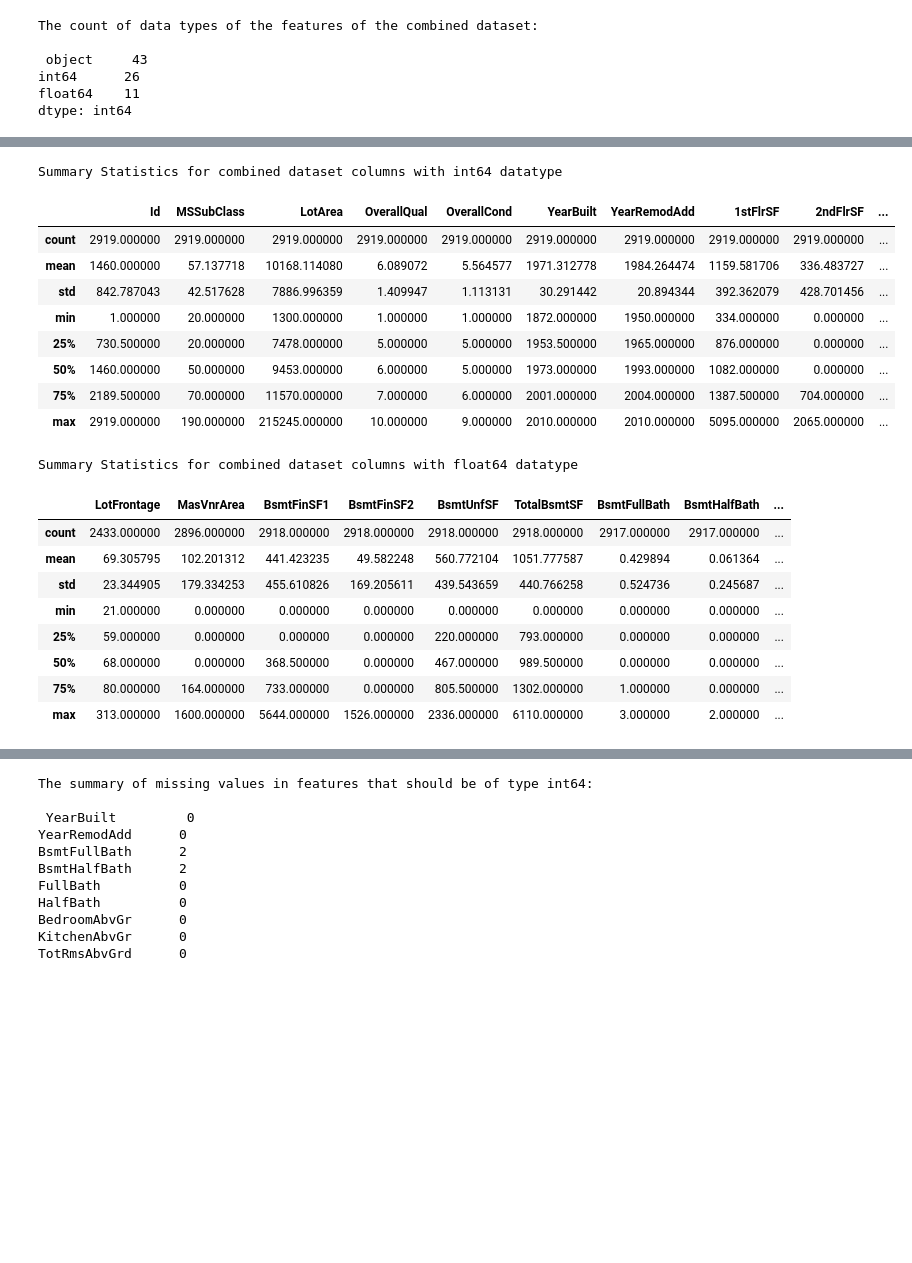
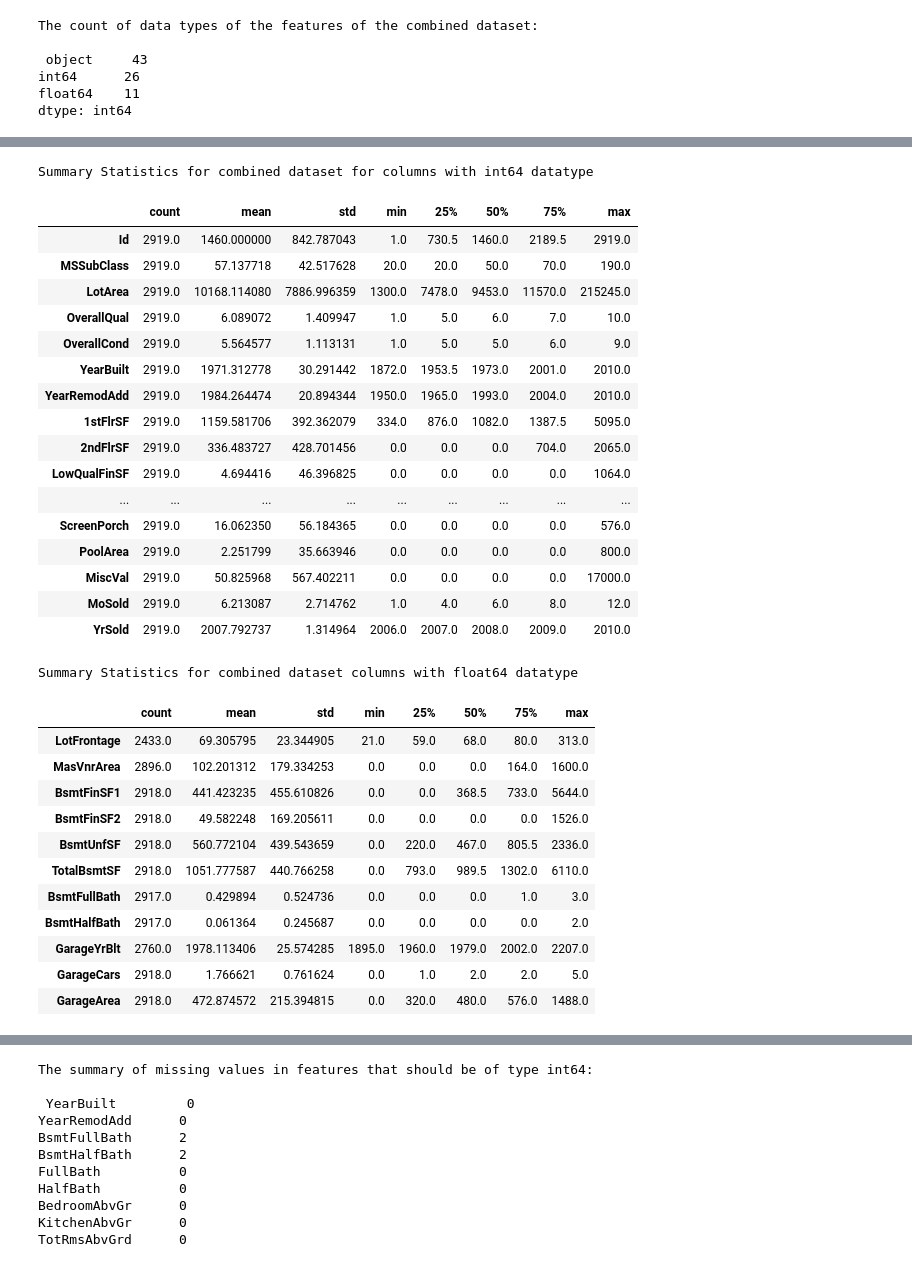
Before and after one commit to sanjeevgadre/Kaggle-Ames, a Jupyter notebook: Python/scripts/Part-I.ipynb, the cells around one changed output, grey strips where cells are left out. Saved outputs shown, nothing was run; the diff lists cells and outputs as text; code cells hidden in the pictures; blank space fills up the shorter version.

```diff
--- a/Python/scripts/Part-I.ipynb
+++ b/Python/scripts/Part-I.ipynb
@@ -49,8 +48,7 @@ int64      26
 float64    11
 dtype: int64
 # %%
-pd.set_option('display.max_columns', 100)
-print('Summary Statistics for combined dataset columns with object datatype')
-dat.describe(include = 'object')
+print('Summary Statistics for combined dataset for columns with object datatype')
+dat.describe(include = 'object').T
 # %% [output]
 Summary Statistics for combined dataset columns with object datatype
@@ -62,29 +72,40 @@ Summary Statistics for combined dataset columns with object datatype
 # %%
-print('Summary Statistics for combined dataset columns with int64 datatype')
-dat.describe(include = 'int64')
+print('Summary Statistics for combined dataset for columns with int64 datatype')
+dat.describe(include = 'int64').T
 # %% [output]
-Summary Statistics for combined dataset columns with int64 datatype
+Summary Statistics for combined dataset for columns with int64 datatype
-|  | Id | MSSubClass | LotArea | OverallQual | OverallCond | YearBuilt | YearRemodAdd | 1stFlrSF | 2ndFlrSF | ... |
-| count | 2919.000000 | 2919.000000 | 2919.000000 | 2919.000000 | 2919.000000 | 2919.000000 | 2919.000000 | 2919.000000 | 2919.000000 | ... |
-| mean | 1460.000000 | 57.137718 | 10168.114080 | 6.089072 | 5.564577 | 1971.312778 | 1984.264474 | 1159.581706 | 336.483727 | ... |
-| std | 842.787043 | 42.517628 | 7886.996359 | 1.409947 | 1.113131 | 30.291442 | 20.894344 | 392.362079 | 428.701456 | ... |
-| min | 1.000000 | 20.000000 | 1300.000000 | 1.000000 | 1.000000 | 1872.000000 | 1950.000000 | 334.000000 | 0.000000 | ... |
-| 25% | 730.500000 | 20.000000 | 7478.000000 | 5.000000 | 5.000000 | 1953.500000 | 1965.000000 | 876.000000 | 0.000000 | ... |
-| 50% | 1460.000000 | 50.000000 | 9453.000000 | 6.000000 | 5.000000 | 1973.000000 | 1993.000000 | 1082.000000 | 0.000000 | ... |
-| 75% | 2189.500000 | 70.000000 | 11570.000000 | 7.000000 | 6.000000 | 2001.000000 | 2004.000000 | 1387.500000 | 704.000000 | ... |
-| max | 2919.000000 | 190.000000 | 215245.000000 | 10.000000 | 9.000000 | 2010.000000 | 2010.000000 | 5095.000000 | 2065.000000 | ... |
+|  | count | mean | std | min | 25% | 50% | 75% | max |
+| Id | 2919.0 | 1460.000000 | 842.787043 | 1.0 | 730.5 | 1460.0 | 2189.5 | 2919.0 |
+| MSSubClass | 2919.0 | 57.137718 | 42.517628 | 20.0 | 20.0 | 50.0 | 70.0 | 190.0 |
+| LotArea | 2919.0 | 10168.114080 | 7886.996359 | 1300.0 | 7478.0 | 9453.0 | 11570.0 | 215245.0 |
+| OverallQual | 2919.0 | 6.089072 | 1.409947 | 1.0 | 5.0 | 6.0 | 7.0 | 10.0 |
+| OverallCond | 2919.0 | 5.564577 | 1.113131 | 1.0 | 5.0 | 5.0 | 6.0 | 9.0 |
+| YearBuilt | 2919.0 | 1971.312778 | 30.291442 | 1872.0 | 1953.5 | 1973.0 | 2001.0 | 2010.0 |
+| YearRemodAdd | 2919.0 | 1984.264474 | 20.894344 | 1950.0 | 1965.0 | 1993.0 | 2004.0 | 2010.0 |
+| 1stFlrSF | 2919.0 | 1159.581706 | 392.362079 | 334.0 | 876.0 | 1082.0 | 1387.5 | 5095.0 |
+| 2ndFlrSF | 2919.0 | 336.483727 | 428.701456 | 0.0 | 0.0 | 0.0 | 704.0 | 2065.0 |
+| LowQualFinSF | 2919.0 | 4.694416 | 46.396825 | 0.0 | 0.0 | 0.0 | 0.0 | 1064.0 |
+| ... | ... | ... | ... | ... | ... | ... | ... | ... |
+| ScreenPorch | 2919.0 | 16.062350 | 56.184365 | 0.0 | 0.0 | 0.0 | 0.0 | 576.0 |
+| PoolArea | 2919.0 | 2.251799 | 35.663946 | 0.0 | 0.0 | 0.0 | 0.0 | 800.0 |
+| MiscVal | 2919.0 | 50.825968 | 567.402211 | 0.0 | 0.0 | 0.0 | 0.0 | 17000.0 |
+| MoSold | 2919.0 | 6.213087 | 2.714762 | 1.0 | 4.0 | 6.0 | 8.0 | 12.0 |
+| YrSold | 2919.0 | 2007.792737 | 1.314964 | 2006.0 | 2007.0 | 2008.0 | 2009.0 | 2010.0 |
 # %%
 print('Summary Statistics for combined dataset columns with float64 datatype')
-dat.describe(include = 'float64')
+dat.describe(include = 'float64').T
 # %% [output]
 Summary Statistics for combined dataset columns with float64 datatype
-|  | LotFrontage | MasVnrArea | BsmtFinSF1 | BsmtFinSF2 | BsmtUnfSF | TotalBsmtSF | BsmtFullBath | BsmtHalfBath | ... |
-| count | 2433.000000 | 2896.000000 | 2918.000000 | 2918.000000 | 2918.000000 | 2918.000000 | 2917.000000 | 2917.000000 | ... |
-| mean | 69.305795 | 102.201312 | 441.423235 | 49.582248 | 560.772104 | 1051.777587 | 0.429894 | 0.061364 | ... |
-| std | 23.344905 | 179.334253 | 455.610826 | 169.205611 | 439.543659 | 440.766258 | 0.524736 | 0.245687 | ... |
-| min | 21.000000 | 0.000000 | 0.000000 | 0.000000 | 0.000000 | 0.000000 | 0.000000 | 0.000000 | ... |
-| 25% | 59.000000 | 0.000000 | 0.000000 | 0.000000 | 220.000000 | 793.000000 | 0.000000 | 0.000000 | ... |
-| 50% | 68.000000 | 0.000000 | 368.500000 | 0.000000 | 467.000000 | 989.500000 | 0.000000 | 0.000000 | ... |
-| 75% | 80.000000 | 164.000000 | 733.000000 | 0.000000 | 805.500000 | 1302.000000 | 1.000000 | 0.000000 | ... |
-| max | 313.000000 | 1600.000000 | 5644.000000 | 1526.000000 | 2336.000000 | 6110.000000 | 3.000000 | 2.000000 | ... |
+|  | count | mean | std | min | 25% | 50% | 75% | max |
+| LotFrontage | 2433.0 | 69.305795 | 23.344905 | 21.0 | 59.0 | 68.0 | 80.0 | 313.0 |
+| MasVnrArea | 2896.0 | 102.201312 | 179.334253 | 0.0 | 0.0 | 0.0 | 164.0 | 1600.0 |
+| BsmtFinSF1 | 2918.0 | 441.423235 | 455.610826 | 0.0 | 0.0 | 368.5 | 733.0 | 5644.0 |
+| BsmtFinSF2 | 2918.0 | 49.582248 | 169.205611 | 0.0 | 0.0 | 0.0 | 0.0 | 1526.0 |
+| BsmtUnfSF | 2918.0 | 560.772104 | 439.543659 | 0.0 | 220.0 | 467.0 | 805.5 | 2336.0 |
+| TotalBsmtSF | 2918.0 | 1051.777587 | 440.766258 | 0.0 | 793.0 | 989.5 | 1302.0 | 6110.0 |
+| BsmtFullBath | 2917.0 | 0.429894 | 0.524736 | 0.0 | 0.0 | 0.0 | 1.0 | 3.0 |
+| BsmtHalfBath | 2917.0 | 0.061364 | 0.245687 | 0.0 | 0.0 | 0.0 | 0.0 | 2.0 |
+| GarageYrBlt | 2760.0 | 1978.113406 | 25.574285 | 1895.0 | 1960.0 | 1979.0 | 2002.0 | 2207.0 |
+| GarageCars | 2918.0 | 1.766621 | 0.761624 | 0.0 | 1.0 | 2.0 | 2.0 | 5.0 |
+| GarageArea | 2918.0 | 472.874572 | 215.394815 | 0.0 | 320.0 | 480.0 | 576.0 | 1488.0 |
 # %% [markdown]
```
Also changed, not shown: parts of 32 cells of this notebook, 1 other file.
